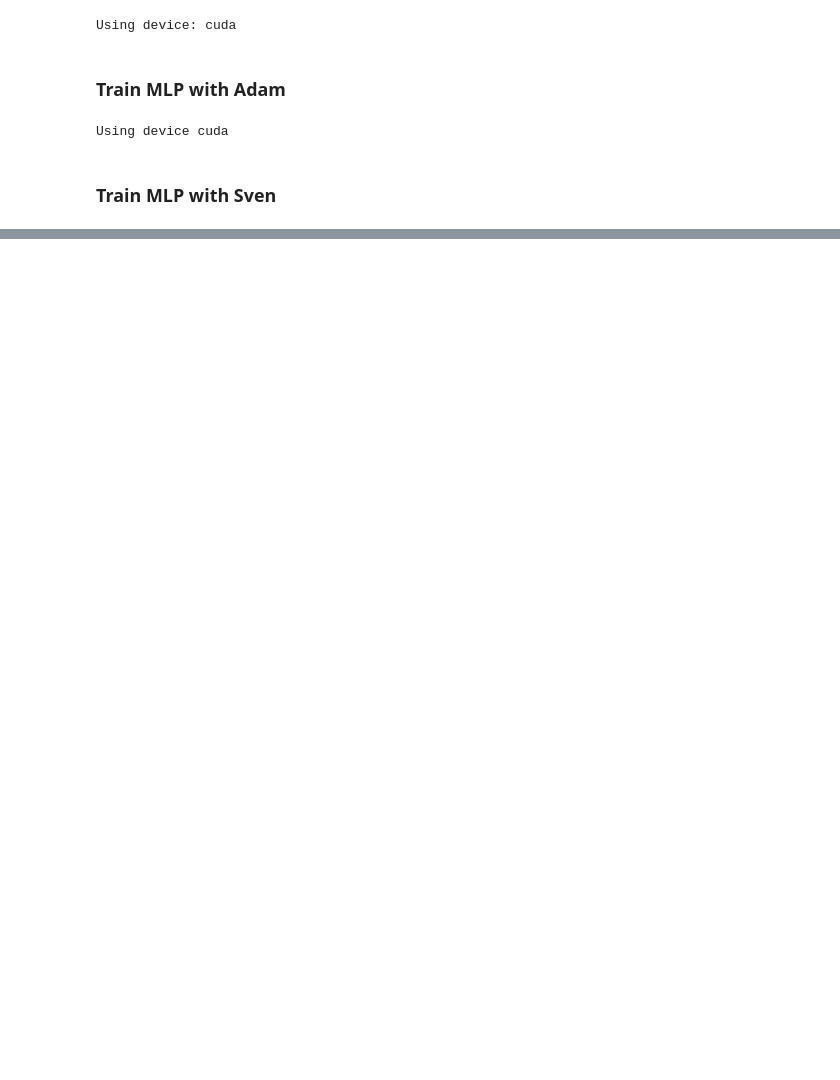
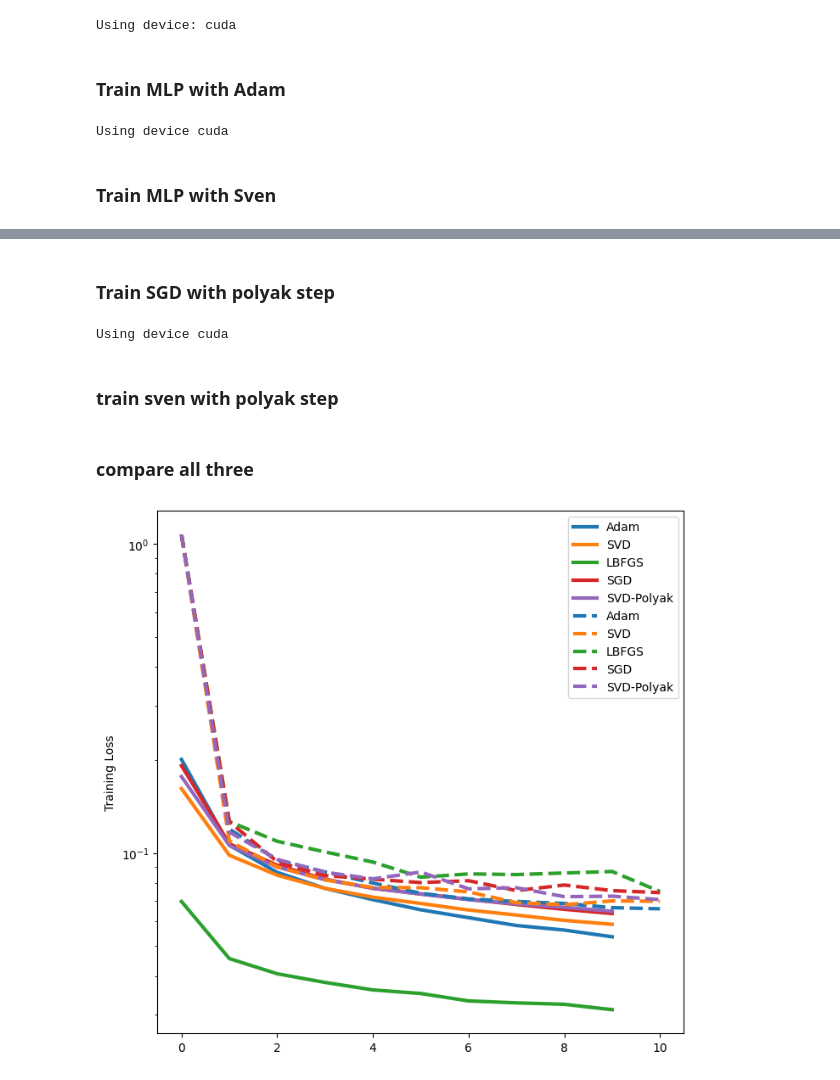
Before and after one commit to sambt/sven-experiments, a Jupyter notebook: notebooks_new/mnist_testing.ipynb, the cells around one changed output, grey strips where cells are left out. Saved outputs shown, nothing was run; the diff lists cells and outputs as text; code cells hidden in the pictures; blank space fills up the shorter version.

```diff
--- a/notebooks_new/mnist_testing.ipynb
+++ b/notebooks_new/mnist_testing.ipynb
@@ -51,15 +53,13 @@ LR_SVD = 0.5
 # %% [markdown]
 ### Train MLP with Adam
 # %%
-model_adam = MLP(input_dim=784, hidden_dims=[32,32], output_dim=len(digits))
+model_adam = get_model()
 model_adam.load_state_dict(init_state)
 model_adam = model_adam.to(device)
 
 optimizer = torch.optim.Adam(model_adam.parameters(), lr=LR)
-#loss_fn = nn.CrossEntropyLoss()
 def loss_fn(pred,y):
     y = F.one_hot(y, num_classes=len(digits)).to(pred)
-    #pred = F.softmax(pred, dim=1)
     return (pred - y).pow(2).sum(dim=1).mean()
 
 train_loader = DataLoader(mnist.train_dataset, batch_size=batch_size, shuffle=True, generator=torch.Generator().manual_seed(LOADER_SEED))
@@ -73,18 +73,17 @@ Using device cuda
 # %%
 if device == torch.device('mps'):
     device = torch.device('cpu')
-model_svd = MLP(input_dim=784, hidden_dims=[32,32], output_dim=len(digits))
+model_svd = get_model()
 model_svd.load_state_dict(init_state)
 model_svd = model_svd.to(device)
 
 def loss_fn(pred,y):
     y = F.one_hot(y, num_classes=len(digits)).to(pred)
-    #pred = F.softmax(pred, dim=1)``
     return (pred - y).pow(2).sum(dim=1)
 
 
 model_svd = SvenWrapper(model_svd, loss_fn, device=device)
-optimizer = Sven(model_svd,lr=LR_SVD,k=K,rtol=RTOL,track_svd_info=True,svd_mode='torch', use_rmsprop=False, compile=False)
+optimizer = Sven(model_svd,lr=LR_SVD,k=K,rtol=RTOL,track_svd_info=True,svd_mode='torch', use_rmsprop=False)
 
 train_loader = DataLoader(mnist.train_dataset, batch_size=batch_size, shuffle=True, generator=torch.Generator().manual_seed(LOADER_SEED))
 test_loader = DataLoader(mnist.val_dataset, batch_size=256, shuffle=False)
@@ -279,0 +127,67 @@ plt.legend()
+# %% [markdown]
+### Train SGD with polyak step
+# %%
+from sv3.sven import PolyakSGD
+
+model_sgd = get_model()
+model_sgd.load_state_dict(init_state)
+model_sgd = model_sgd.to(device)
+
+# LBFGS needs a scalar loss; wrap per-sample loss with mean
+def loss_fn_scalar(pred, y):
+    y = F.one_hot(y, num_classes=len(digits)).to(pred)
+    return (pred - y).pow(2).sum(dim=1).mean()
+
+optimizer_sgd = PolyakSGD(model_sgd.parameters())
+
+train_loader = DataLoader(mnist.train_dataset, batch_size=batch_size, shuffle=True, generator=torch.Generator().manual_seed(LOADER_SEED))
+test_loader = DataLoader(mnist.val_dataset, batch_size=256, shuffle=False)
+
+model_sgd, losses_sgd = train_loop_standard(
+    model_sgd, optimizer_sgd, loss_fn_scalar,
+    train_loader, test_loader, n_epoch, device,
+)
+# %% [output]
+Using device cuda
+# %% [markdown]
+### train sven with polyak step
+# %%
+if device == torch.device('mps'):
+    device = torch.device('cpu')
+model_svd_polyak = get_model()
+model_svd_polyak.load_state_dict(init_state)
+model_svd_polyak = model_svd_polyak.to(device)
+
+def loss_fn(pred,y):
+    y = F.one_hot(y, num_classes=len(digits)).to(pred)
+    return (pred - y).pow(2).sum(dim=1)
+
+
+model_svd_polyak = SvenWrapper(model_svd_polyak, loss_fn, device=device)
+optimizer_polyak = Sven(model_svd_polyak,lr='polyak',k=K,rtol=RTOL,track_svd_info=True,svd_mode='torch', use_rmsprop=False)
+
+train_loader = DataLoader(mnist.train_dataset, batch_size=batch_size, shuffle=True, generator=torch.Generator().manual_seed(LOADER_SEED))
+test_loader = DataLoader(mnist.val_dataset, batch_size=256, shuffle=False)
+
+model_svd_polyak, losses_svd_polyak, optimizer_polyak = train_loop_svd(model_svd_polyak,optimizer_polyak,loss_fn,train_loader,test_loader,n_epoch,device,track_acc=True)
+svd_info = optimizer_polyak.svd_info
+# %% [markdown]
+### compare all three
+# %%
+plt.figure(figsize=(8,8))
+plt.plot(losses_adam['train'],label='Adam',lw=3)
+plt.plot(losses_svd['train'],label='SVD',lw=3)
+plt.plot(losses_lbfgs['train'],label='LBFGS',lw=3)
+plt.plot(losses_sgd['train'],label='SGD',lw=3)
+plt.plot(losses_svd_polyak['train'],label='SVD-Polyak',lw=3)
+
+plt.plot(losses_adam['val'],label='Adam',lw=3,linestyle='--',color='C0')
+plt.plot(losses_svd['val'],label='SVD',lw=3,linestyle='--',color='C1')
+plt.plot(losses_lbfgs['val'],label='LBFGS',lw=3,linestyle='--',color='C2')
+plt.plot(losses_sgd['val'],label='SGD',lw=3,linestyle='--',color='C3')
+plt.plot(losses_svd_polyak['val'],label='SVD-Polyak',lw=3,linestyle='--',color='C4')
+plt.legend()
+plt.ylabel("Training Loss")
+plt.yscale('log')
+# %% [output]
+[figure, added]
```
Also changed, not shown: parts of 21 cells of this notebook, 9 other files.
